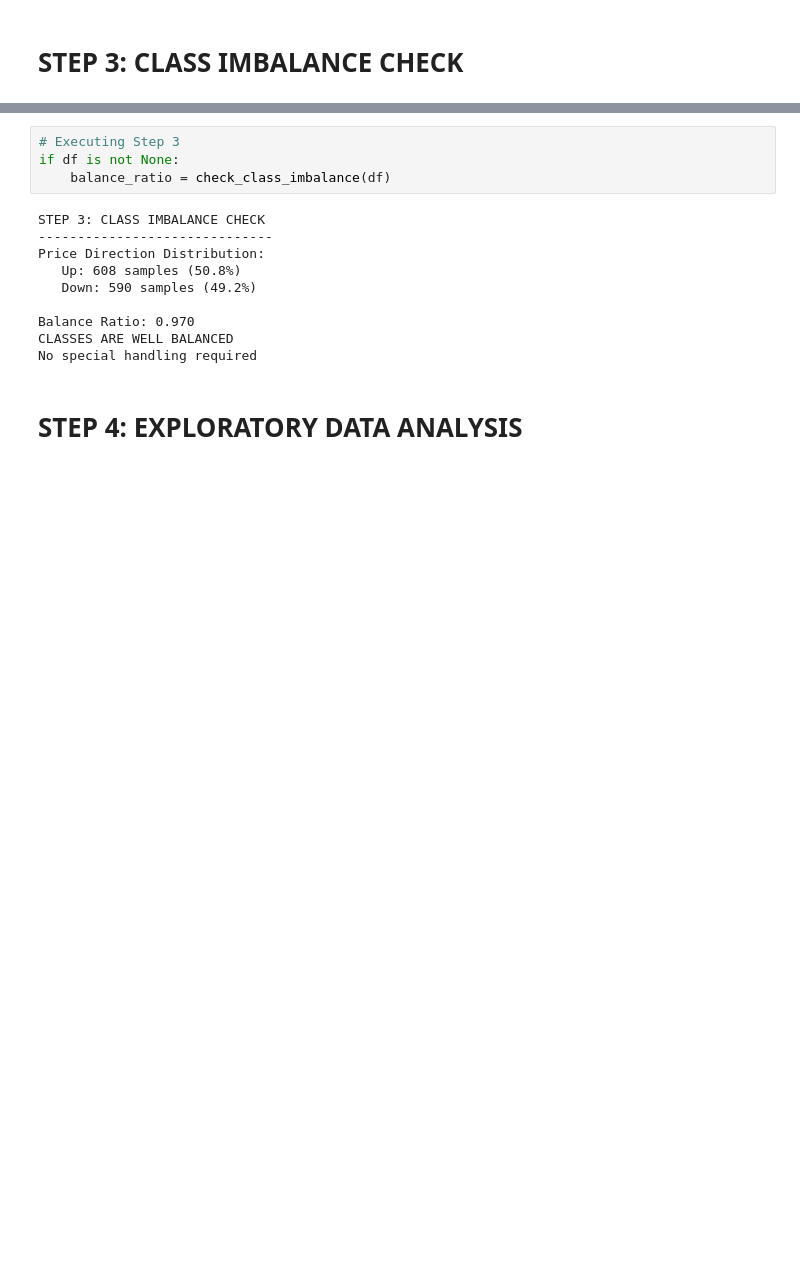
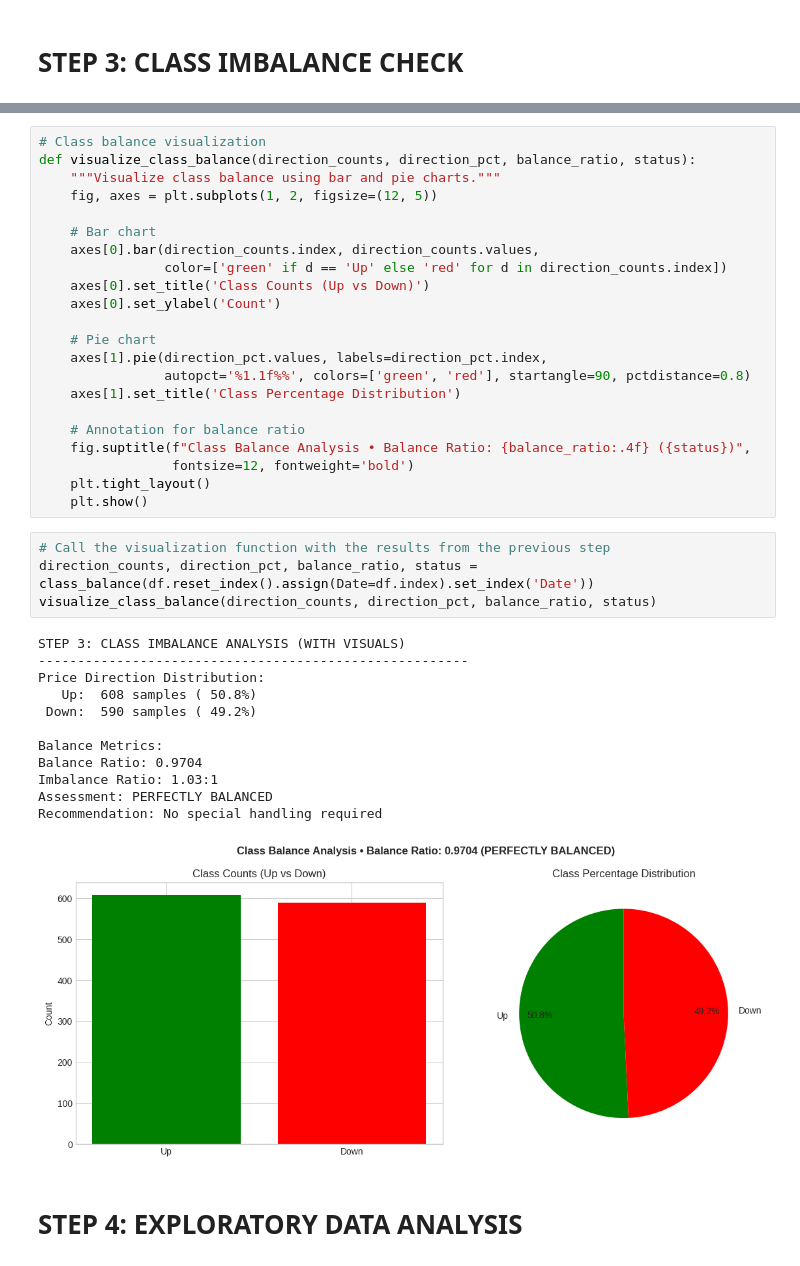
Before and after one commit to shindeparth007/Gold-Price-Forecasting-ML, a Jupyter notebook: Project_Gold_Price_Forecasting_.ipynb, the cells around one changed output, grey strips where cells are left out. Saved outputs shown, nothing was run; the diff lists cells and outputs as text; blank space fills up the shorter version.

```diff
--- a/Project_Gold_Price_Forecasting_.ipynb
+++ b/Project_Gold_Price_Forecasting_.ipynb
@@ -129,16 +124,41 @@ def check_class_imbalance(df):
-# %%
-# Executing Step 3
-if df is not None:
-    balance_ratio = check_class_imbalance(df)
-# %% [output]
-STEP 3: CLASS IMBALANCE CHECK
-------------------------------
-Price Direction Distribution:
-   Up: 608 samples (50.8%)
-   Down: 590 samples (49.2%)
-
-Balance Ratio: 0.970
-CLASSES ARE WELL BALANCED
-No special handling required
+# %%
+# Class balance visualization
+def visualize_class_balance(direction_counts, direction_pct, balance_ratio, status):
+    """Visualize class balance using bar and pie charts."""
+    fig, axes = plt.subplots(1, 2, figsize=(12, 5))
+
+    # Bar chart
+    axes[0].bar(direction_counts.index, direction_counts.values,
+                color=['green' if d == 'Up' else 'red' for d in direction_counts.index])
+    axes[0].set_title('Class Counts (Up vs Down)')
+    axes[0].set_ylabel('Count')
+
+    # Pie chart
+    axes[1].pie(direction_pct.values, labels=direction_pct.index,
+                autopct='%1.1f%%', colors=['green', 'red'], startangle=90, pctdistance=0.8)
+    axes[1].set_title('Class Percentage Distribution')
+
+    # Annotation for balance ratio
+    fig.suptitle(f"Class Balance Analysis • Balance Ratio: {balance_ratio:.4f} ({status})",
+                 fontsize=12, fontweight='bold')
+    plt.tight_layout()
+    plt.show()
+# %%
+# Call the visualization function with the results from the previous step
+direction_counts, direction_pct, balance_ratio, status = class_balance(df.reset_index().assign(Date=df.index).set_index('Date'))
+visualize_class_balance(direction_counts, direction_pct, balance_ratio, status)
+# %% [output]
+STEP 3: CLASS IMBALANCE ANALYSIS (WITH VISUALS)
+-------------------------------------------------------
+Price Direction Distribution:
+   Up:  608 samples ( 50.8%)
+ Down:  590 samples ( 49.2%)
+
+Balance Metrics:
+Balance Ratio: 0.9704
+Imbalance Ratio: 1.03:1
+Assessment: PERFECTLY BALANCED
+Recommendation: No special handling required
+[figure, added]
 # %% [markdown]
 # STEP 4: EXPLORATORY DATA ANALYSIS
```
Also changed, not shown: parts of 23 cells of this notebook.
